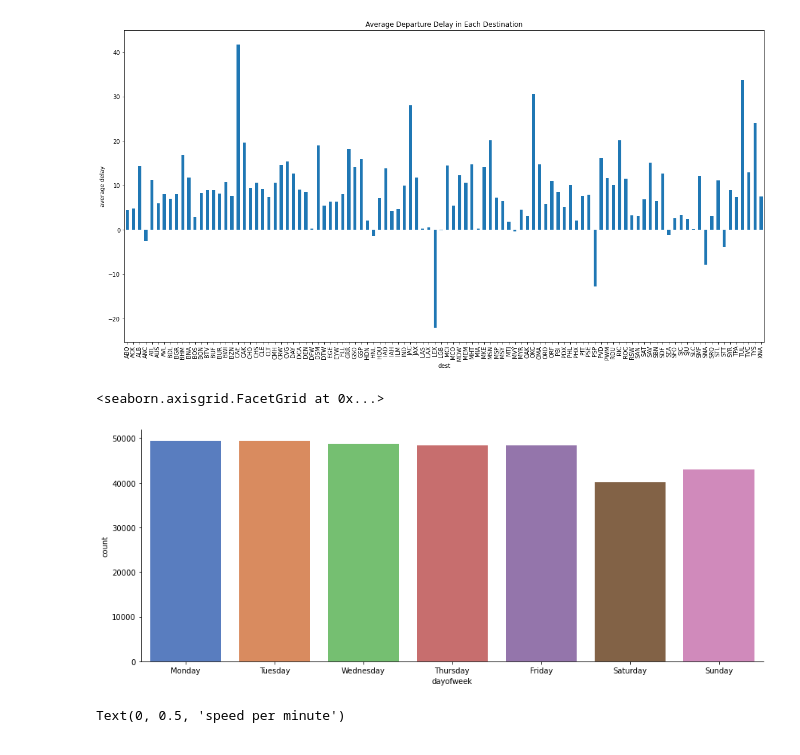
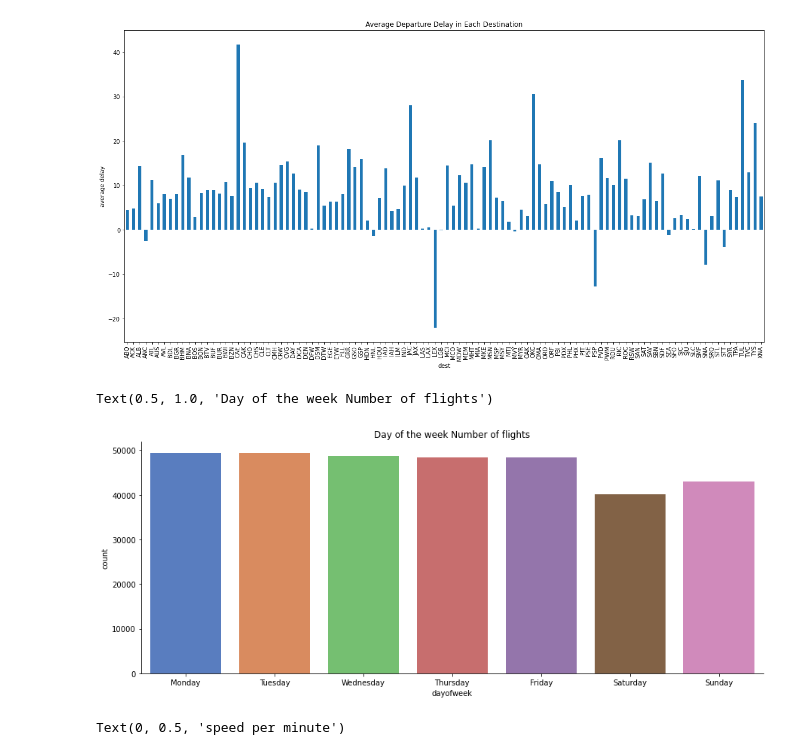
Before and after one commit to hemanthdoddala/Data601, a Jupyter notebook: week05/hw-05.ipynb, the cells around one changed output. Saved outputs shown, nothing was run; the diff lists cells and outputs as text; code cells hidden in the pictures.

```diff
--- a/week05/hw-05.ipynb
+++ b/week05/hw-05.ipynb
@@ -254,9 +254,10 @@ plt.show()
 # %%
 plot=sns.catplot(data= flights, kind = 'count', x = 'dayofweek', aspect=2.5, palette="muted")
 plot.set_xticklabels(['Monday','Tuesday', 'Wednesday','Thursday', 'Friday', 'Saturday', 'Sunday'])
+plot.ax.set_title("Day of the week Number of flights")
 # %% [output]
-<seaborn.axisgrid.FacetGrid at 0x...>
+Text(0.5, 1.0, 'Day of the week Number of flights')
-[figure, old version]
+[figure, new version]
 # %%
 flights.groupby('carrier').speed_per_min.mean().plot.bar(figsize=(20,7))
 plt.title("Average Speed of each Carrier per min")
```
Also changed, not shown: 1 other file.
